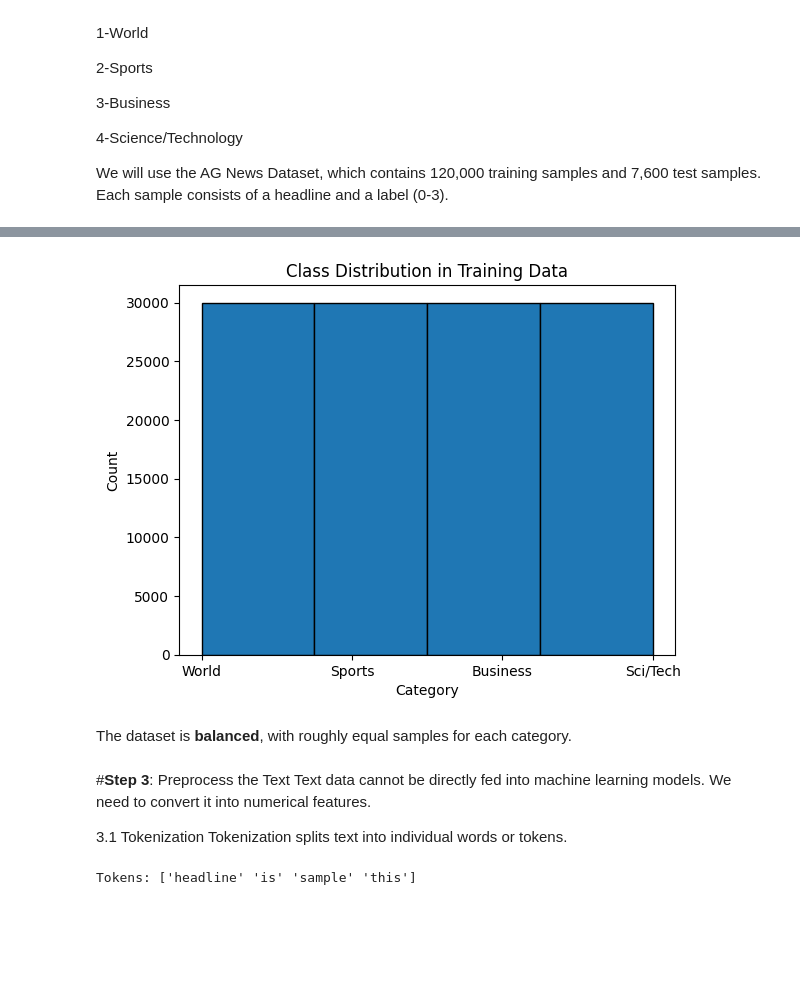
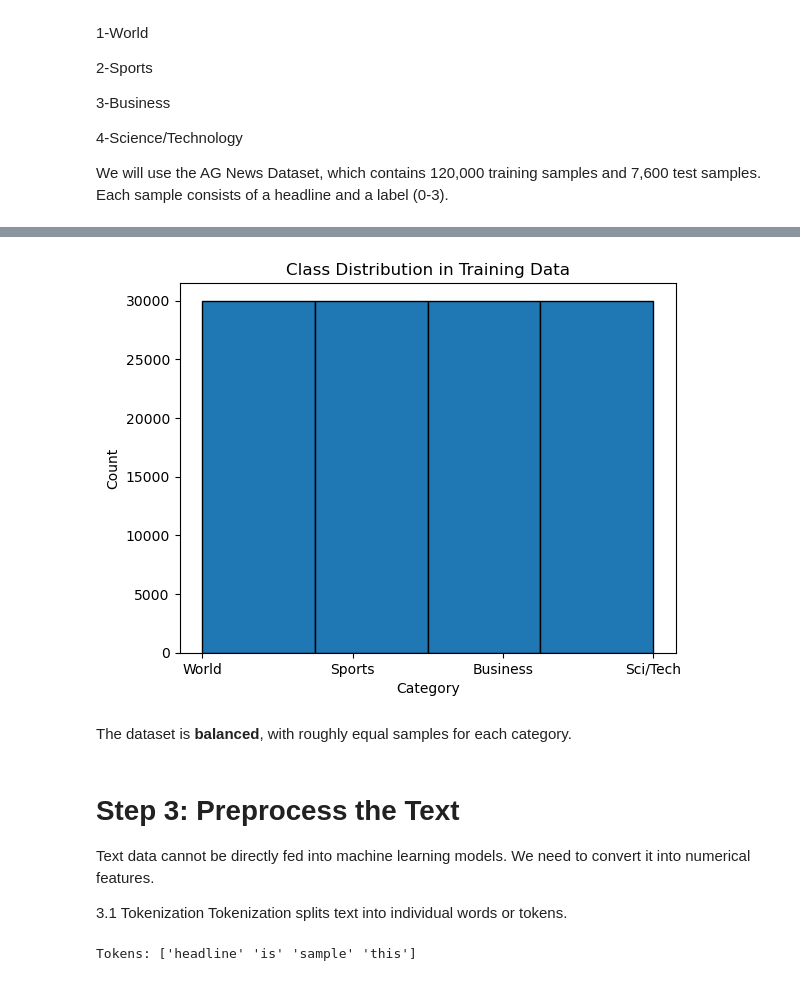
Before and after one commit to dan-waleed/Classify_News_Headlines_-AG_News_Dataset-, a Jupyter notebook: part 1/Classify_News_Headlines_(AG_News_Dataset).ipynb, the cells around one changed output, grey strips where cells are left out. Drawn from its saved outputs; the diff is of its cells as text; code cells hidden in the pictures; blank space fills up the shorter version.

```diff
--- a/part 1/Classify_News_Headlines_(AG_News_Dataset).ipynb
+++ b/part 1/Classify_News_Headlines_(AG_News_Dataset).ipynb
@@ -30,3 +31,14 @@ import matplotlib.pyplot as plt
 import seaborn as sns
 from sklearn.decomposition import TruncatedSVD
 from sklearn.cluster import KMeans
+# %%
+# Load dataset
+# Install the datasets package
+%pip install datasets
+from datasets import load_dataset
+
+
+# Load the AG News dataset
+dataset = load_dataset('ag_news')
+train_data = pd.DataFrame(dataset['train'])
+test_data = pd.DataFrame(dataset['test'])
@@ -33,25 +95,9 @@ from sklearn.cluster import KMeans
 # %%
-# Load dataset
-# Install the datasets package
-%pip install datasets
-from datasets import load_dataset
-
-
-# Load the AG News dataset
-dataset = load_dataset('ag_news')
-train_data = dataset['train']
-test_data = dataset['test']
-
-# Explore the dataset
-print(f"Training samples: {len(train_data)}")
-print(f"Test samples: {len(test_data)}")
-print("\nSample headline:", train_data[0]['text'])
-print("Sample label:", train_data[0]['label'])
 
 # Check class distribution
 import matplotlib.pyplot as plt
 
-labels = [train_data[i]['label'] for i in range(len(train_data))]
+labels = train_data['label'].tolist()
 plt.hist(labels, bins=4, edgecolor='black')
 plt.xticks([0, 1, 2, 3], ['World', 'Sports', 'Business', 'Sci/Tech'])
 plt.title("Class Distribution in Training Data")
@@ -79,8 +108,8 @@ Sample label: 2
-[figure, old version]
+[figure, new version]
 # %% [markdown]
  The dataset is **balanced**, with roughly equal samples for each category.
 # %% [markdown]
-#**Step 3**: Preprocess the Text
+# **Step 3**: Preprocess the Text
 Text data cannot be directly fed into machine learning models. We need to convert it into numerical features.
 
 3.1 Tokenization
```
Also changed, not shown: parts of 20 cells of this notebook.
